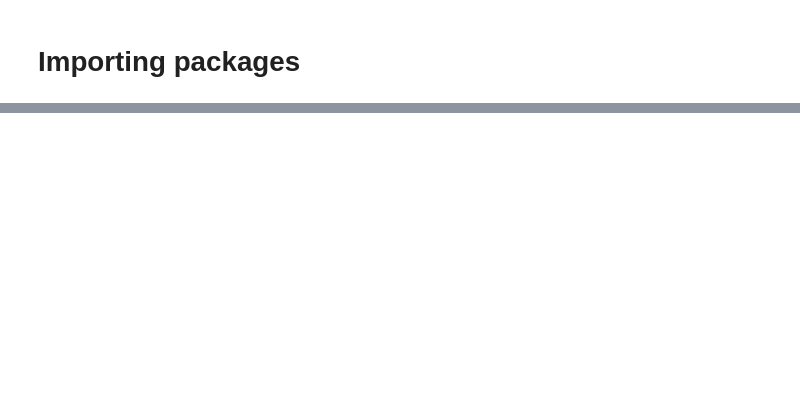
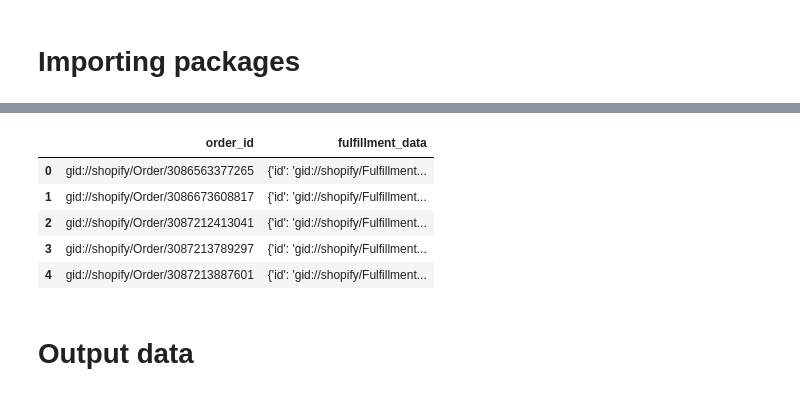
Before and after one commit to VincentGefflaut/iterate-hackathon, a Jupyter notebook: data_analysis_Titouan.ipynb, the cells around one changed output, grey strips where cells are left out. Drawn from its saved outputs; the diff is of its cells as text; code cells hidden in the pictures; blank space fills up the shorter version.

```diff
--- a/data_analysis_Titouan.ipynb
+++ b/data_analysis_Titouan.ipynb
@@ -59,0 +202,12 @@ memory usage: 222.2+ MB
+# %%
+
+pd.read_csv(r"C:\Users\titou\Desktop\paris_hack\input_data\Online\order_fulfillments.csv", nrows=nrows).head()
+# %% [output]
+|  | order_id | fulfillment_data |
+| 0 | gid://shopify/Order/3086563377265 | {'id': 'gid://shopify/Fulfillment... |
+| 1 | gid://shopify/Order/3086673608817 | {'id': 'gid://shopify/Fulfillment... |
+| 2 | gid://shopify/Order/3087212413041 | {'id': 'gid://shopify/Fulfillment... |
+| 3 | gid://shopify/Order/3087213789297 | {'id': 'gid://shopify/Fulfillment... |
+| 4 | gid://shopify/Order/3087213887601 | {'id': 'gid://shopify/Fulfillment... |
+# %% [markdown]
+# Output data
```
Also changed, not shown: parts of 15 cells of this notebook, 2 other files.
